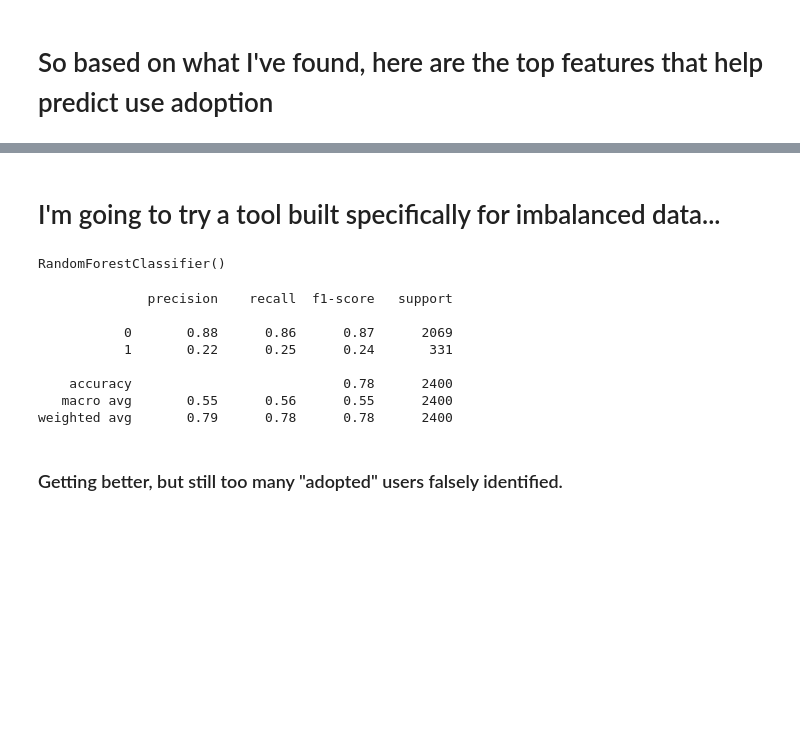
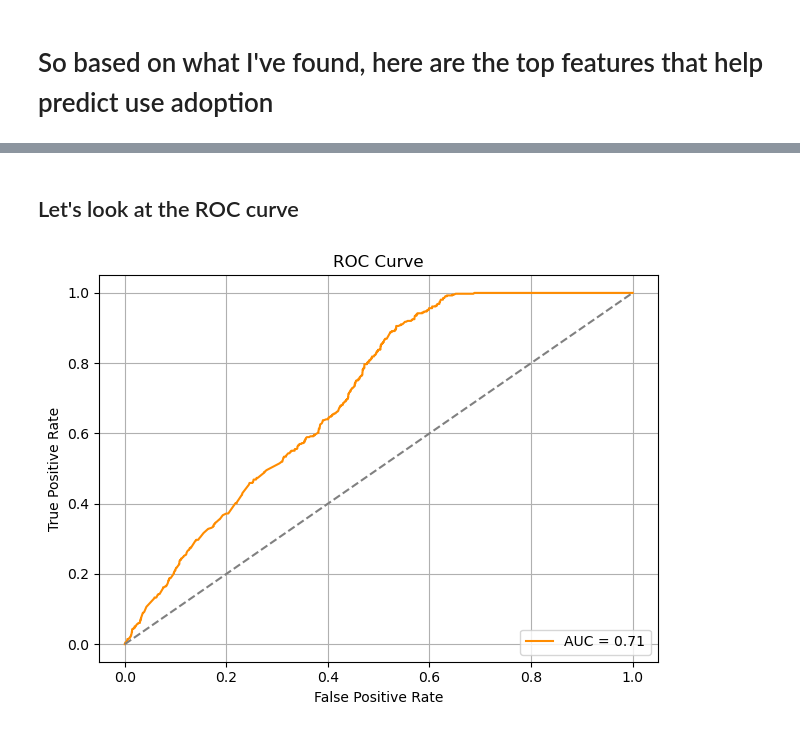
Before and after one commit to ErockMahan1/SpringBoardProjects, a Jupyter notebook: 36.2-Relax Challenge/36.2 - TakehomeProject.ipynb, the cells around one changed output, grey strips where cells are left out. Drawn from its saved outputs; the diff is of its cells as text; code cells hidden in the pictures; blank space fills up the shorter version.

```diff
--- a/36.2-Relax Challenge/36.2 - TakehomeProject.ipynb
+++ b/36.2-Relax Challenge/36.2 - TakehomeProject.ipynb
@@ -550,7 +540,23 @@ plt.show()
 # %% [markdown]
-# I'm going to try a tool built specifically for imbalanced data...
+## Let's look at the ROC curve
 # %%
 X = takehome[features.columns].fillna(0)
 y = takehome['adopted']
 # %%
-X_train, X_test, y_train, y_test = train_test_split(X, y, stratify=y, test_size=0.2)
+y_pred_proba = pipeline.predict_proba(X_test)[:, 1]
+
+fpr, tpr, thresholds = roc_curve(y_test, y_pred_proba)
+
+auc_score = roc_auc_score(y_test, y_pred_proba)
+
+plt.plot(fpr, tpr, label=f'AUC = {auc_score:.2f}', color='darkorange')
+plt.plot([0, 1], [0, 1], linestyle='--', color='gray')  # Diagonal
+plt.xlabel('False Positive Rate')
+plt.ylabel('True Positive Rate')
+plt.title('ROC Curve')
+plt.legend(loc='lower right')
+plt.grid(True)
+plt.tight_layout()
+plt.show()
+# %% [output]
+[figure, added]
@@ -565,19 +562,0 @@ X_train_resampled, y_train_resampled = smote.fit_resample(X_train_encoded, y_tra
-# %%
-model = RandomForestClassifier()
-model.fit(X_train_resampled, y_train_resampled)
-# %% [output]
-RandomForestClassifier()
-# %%
-y_pred = model.predict(X_test)
-print(classification_report(y_test, y_pred))
-# %% [output]
-              precision    recall  f1-score   support
-
-           0       0.88      0.86      0.87      2069
-           1       0.22      0.25      0.24       331
-
-    accuracy                           0.78      2400
-   macro avg       0.55      0.56      0.55      2400
-weighted avg       0.79      0.78      0.78      2400
-# %% [markdown]
-### Getting better, but still too many "adopted" users falsely identified.
```
Also changed, not shown: parts of 39 cells of this notebook.
